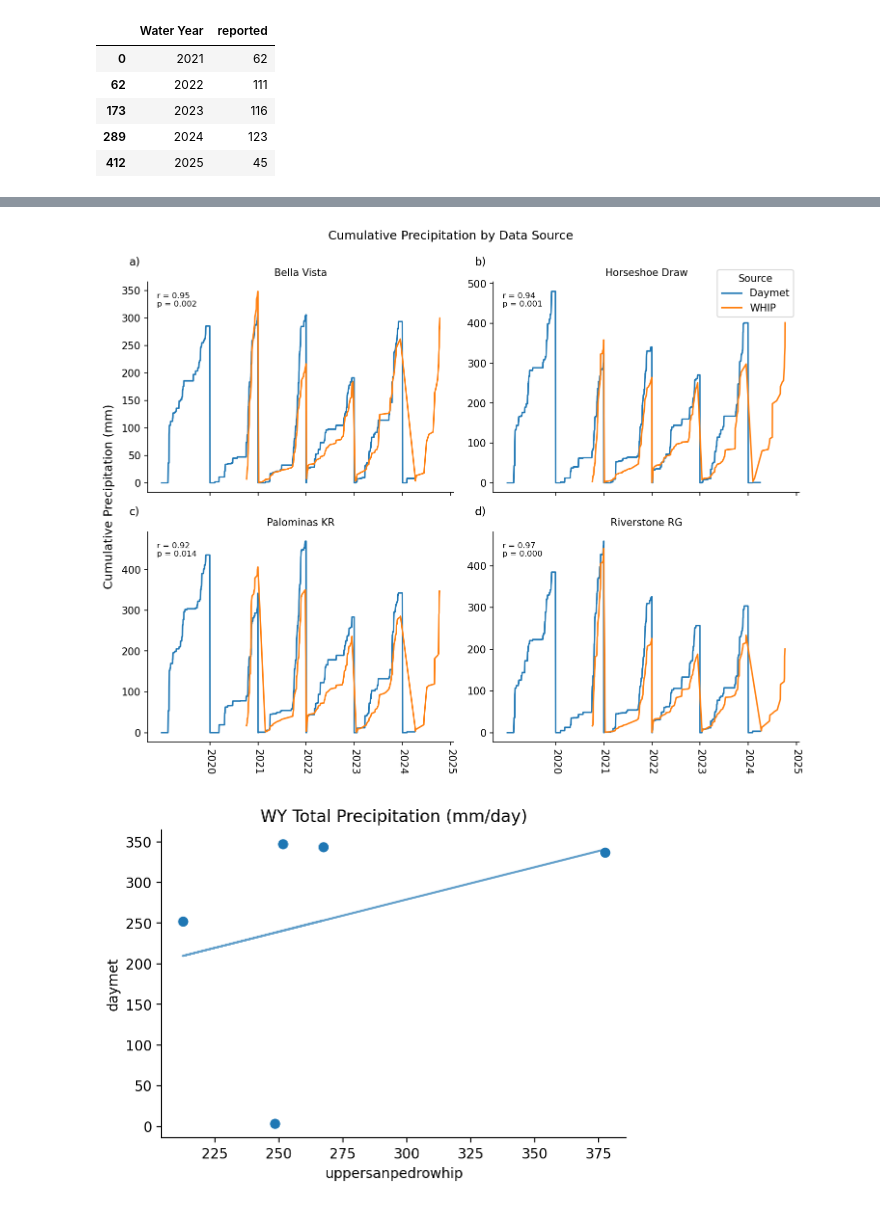
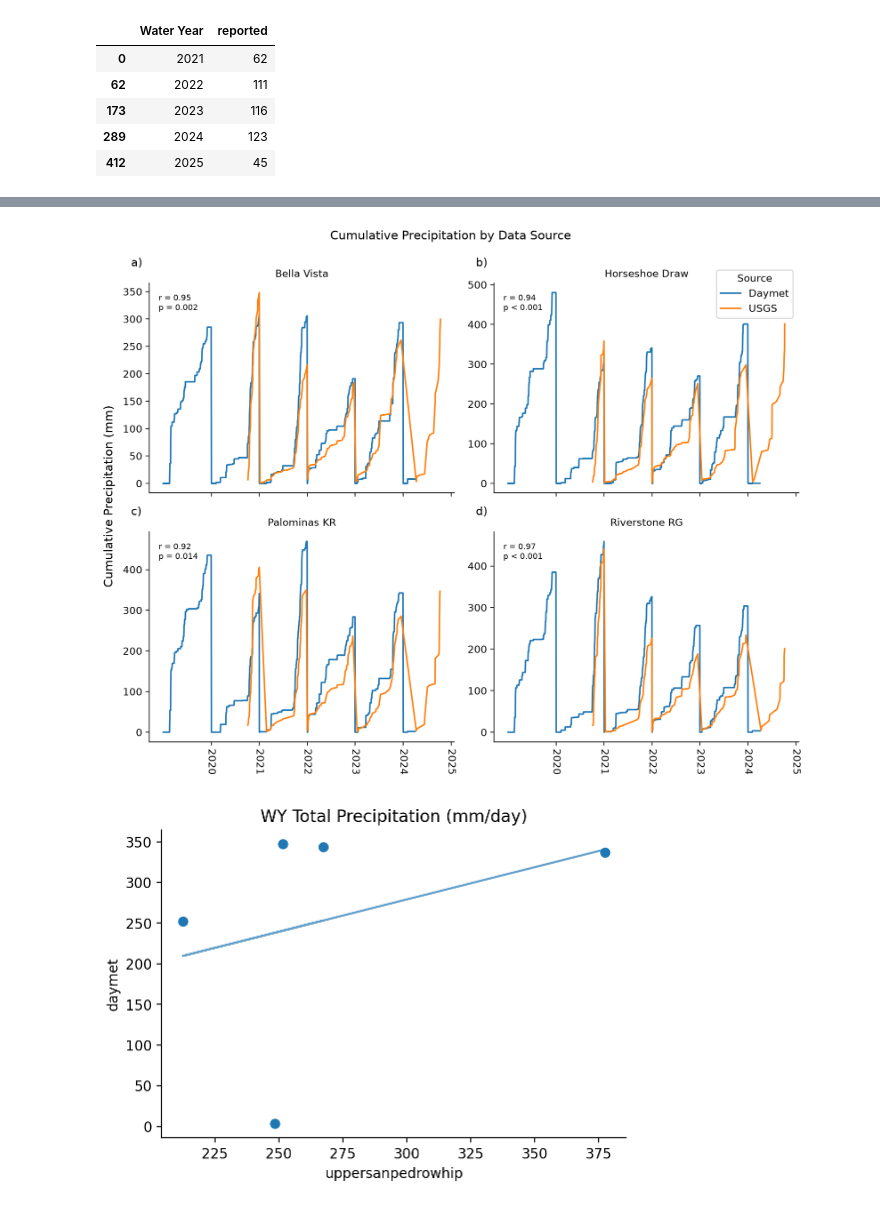
Before and after one commit to lapidesd/TNC_cameras, a Jupyter notebook: Code/USPPExploratoryPlots.ipynb, the cells around one changed output, grey strips where cells are left out. Drawn from its saved outputs; the diff is of its cells as text; code cells hidden in the pictures.

Commit message:
Revise SI figures

```diff
--- a/Code/USPPExploratoryPlots.ipynb
+++ b/Code/USPPExploratoryPlots.ipynb
@@ -765,7 +751,7 @@ for i, device in enumerate(devices):
     whip_dev = whip_by_device[(whip_by_device["device_name"] == device) & (whip_by_device["Water Year"] >= 2020)]
 
     ax.plot(daymet_dev["water_date"], daymet_dev["Cumulative"], label = "Daymet")
-    ax.plot(whip_dev["water_date"], whip_dev["Cumulative"], label = "WHIP")
+    ax.plot(whip_dev["water_date"], whip_dev["Cumulative"], label = "USGS")
 
     ax.set_title(device, fontsize = 10)
     ax.text(-0.06, 1.08, f"{letters[i]})", transform = ax.transAxes, fontsize = 11)
@@ -780,37 +766,37 @@ for i, device in enumerate(devices):
 
     if len(merged) >= 3:
         x = merged["daymet"].to_numpy(float)
         y = merged["whip"].to_numpy(float)
         slope, intercept, r, p_raw, _ = stats.linregress(x, y)
         residuals = y - (intercept + slope * x)
         r1 = lag1_autocorr(residuals)
         n_eff = effective_n(len(x), r1)
         p_adj = adjusted_pvalue(r, n_eff)
-        p_label = f"{p_adj:.3f}" if not np.isnan(p_adj) else "n/a"
+        p_label = "n/a" if np.isnan(p_adj) else "< 0.001" if p_adj < 0.001 else f"{p_adj:.3f}"
         ax.text(
-            0.03, 0.95, f"r = {r:.2f}\np = {p_label}",
+            0.03, 0.95, f"r = {r:.2f}\np {p_label if p_label.startswith('<') else '= ' + p_label}",
             transform = ax.transAxes, va = "top", fontsize = 8,
             bbox = dict(boxstyle = "round", facecolor = "white", alpha = 0.7, edgecolor = "none")
         )
 
 for ax in axes[:2]:
     ax.tick_params(labelbottom = False)
 for ax in axes[2:]:
     ax.set_xticklabels(range(2020, 2026))
     ax.tick_params(axis = "x", labelrotation = 270)
 
 fig.suptitle("Cumulative Precipitation by Data Source", y = 0.96)
 fig.supylabel("Cumulative Precipitation (mm)")
 handles, labels = axes[0].get_legend_handles_labels()
 fig.legend(handles, labels, loc = "upper right", bbox_to_anchor = (0.98, 0.90), title = "Source")
 
 fig.tight_layout(rect = [0, 0, 1, 0.97])
 
 %config InlineBackend.figure_format = "retina"
 
-# plt.savefig("daymet_whip_by_gage.png", format = "png", dpi = 300, bbox_inches = "tight")
+# plt.savefig("../Figures/daymet_whip_by_gage.png", format = "png", dpi = 300, bbox_inches = "tight")
 # %% [output]
-[figure, old version]
+[figure, new version]
 # %%
 dailygage = daymetgage.groupby(["Water Year", "Date"])["prcp"].mean().reset_index()
 wytotalgage = dailygage.groupby("Water Year")["prcp"].sum().reset_index()
```
Also changed, not shown: parts of 7 cells of this notebook, 3 other files.
